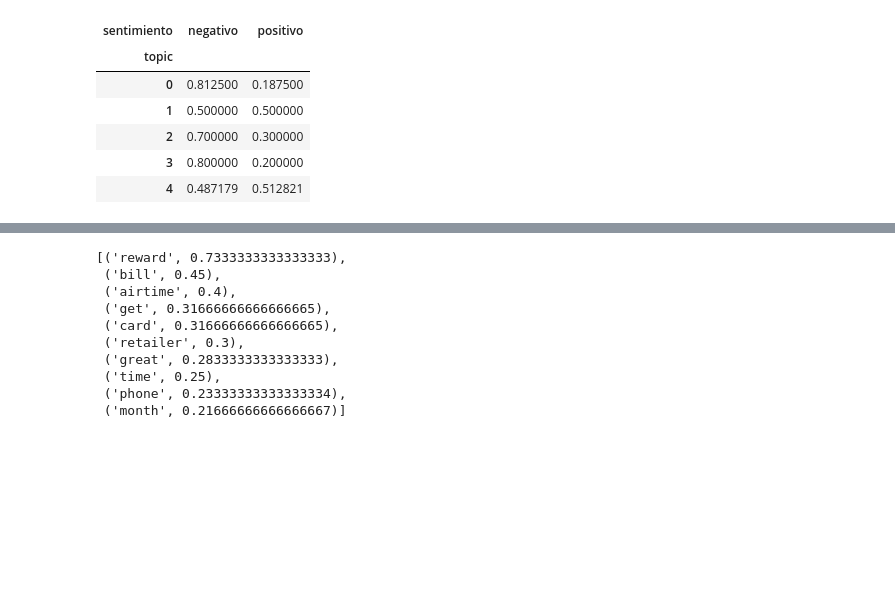
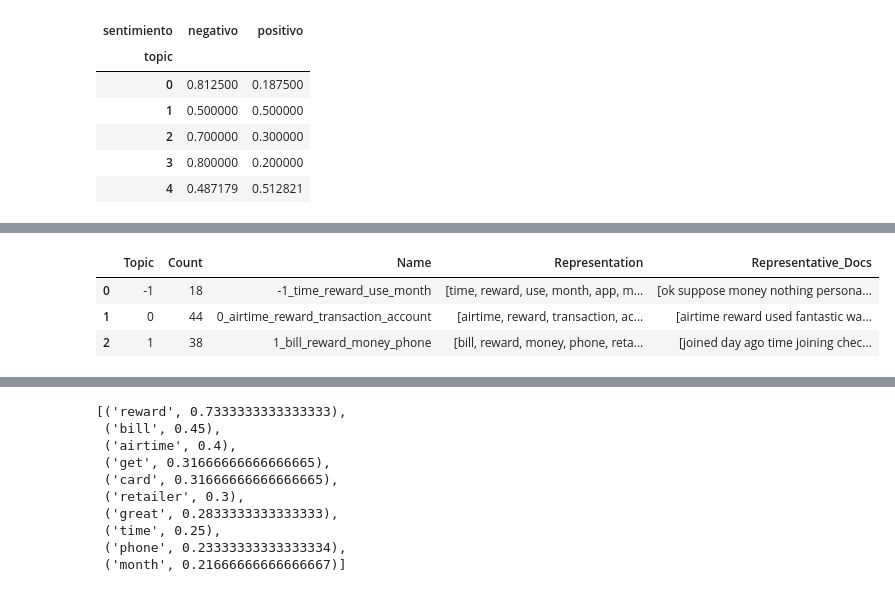
Before and after one commit to pepetorres80/trustpilot-nlp-project, a Jupyter notebook: notebooks/01_exploracion_y_seleccion_empresa.ipynb, the cells around one changed output, grey strips where cells are left out. Drawn from its saved outputs; the diff is of its cells as text; code cells hidden in the pictures; blank space fills up the shorter version.

```diff
--- a/notebooks/01_exploracion_y_seleccion_empresa.ipynb
+++ b/notebooks/01_exploracion_y_seleccion_empresa.ipynb
@@ -379,0 +386,8 @@ pd.crosstab(df_empresa["topic"], df_empresa["sentimiento"], normalize="index")
+# %%
+from bertopic import BERTopic
+
+# usar textos limpios
+docs = df_empresa["clean_review"].tolist()
+
+topic_model = BERTopic(language="english")
+topics, probs = topic_model.fit_transform(docs)
@@ -379,0 +403,7 @@ pd.crosstab(df_empresa["topic"], df_empresa["sentimiento"], normalize="index")
+# %%
+topic_model.get_topic_info()
+# %% [output]
+|  | Topic | Count | Name | Representation | Representative_Docs |
+| 0 | -1 | 18 | -1_time_reward_use_month | [time, reward, use, month, app, m... | [ok suppose money nothing persona... |
+| 1 | 0 | 44 | 0_airtime_reward_transaction_account | [airtime, reward, transaction, ac... | [airtime reward used fantastic wa... |
+| 2 | 1 | 38 | 1_bill_reward_money_phone | [bill, reward, money, phone, reta... | [joined day ago time joining chec... |
```
Also changed, not shown: parts of 10 cells of this notebook, 1 other file.
